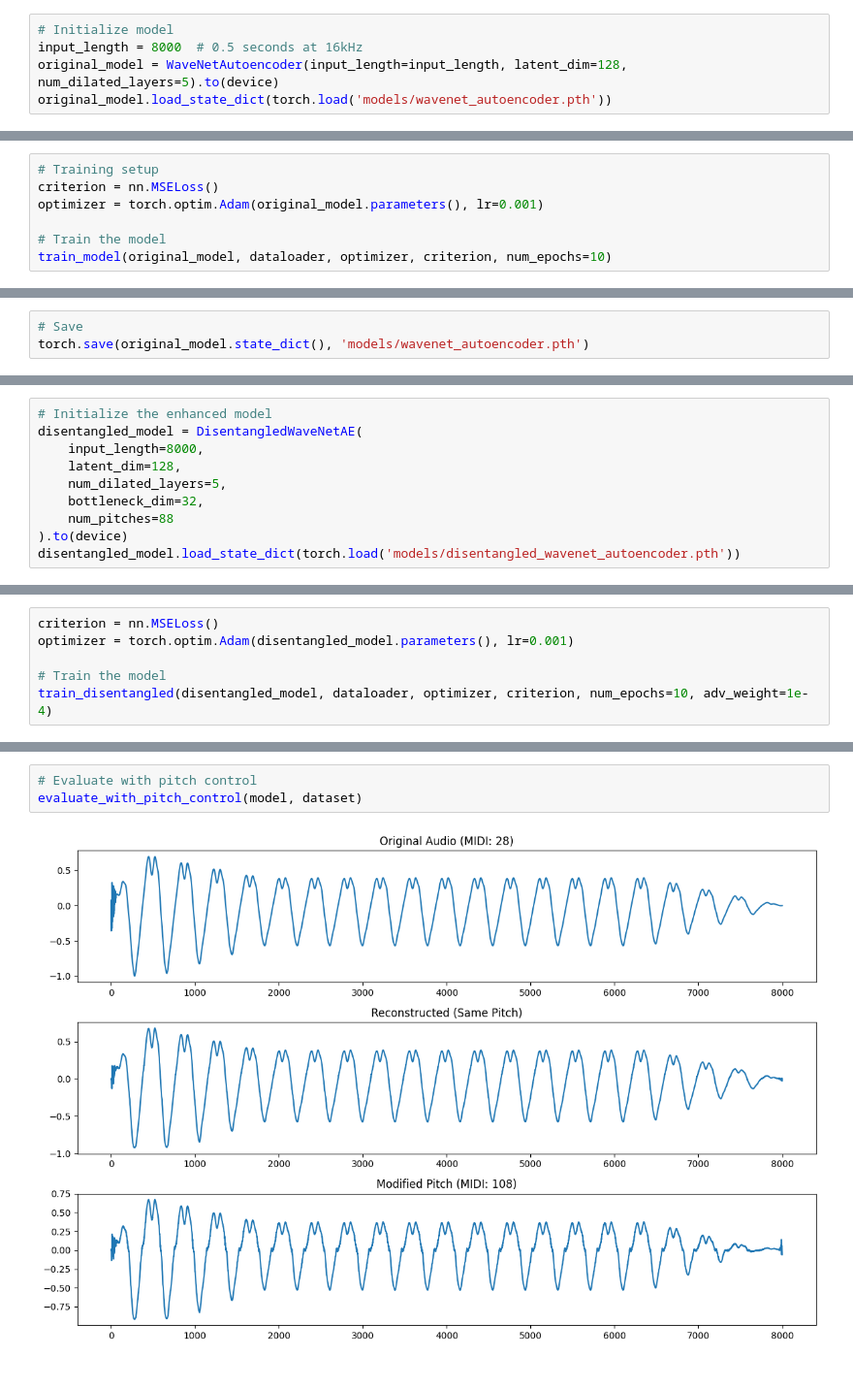
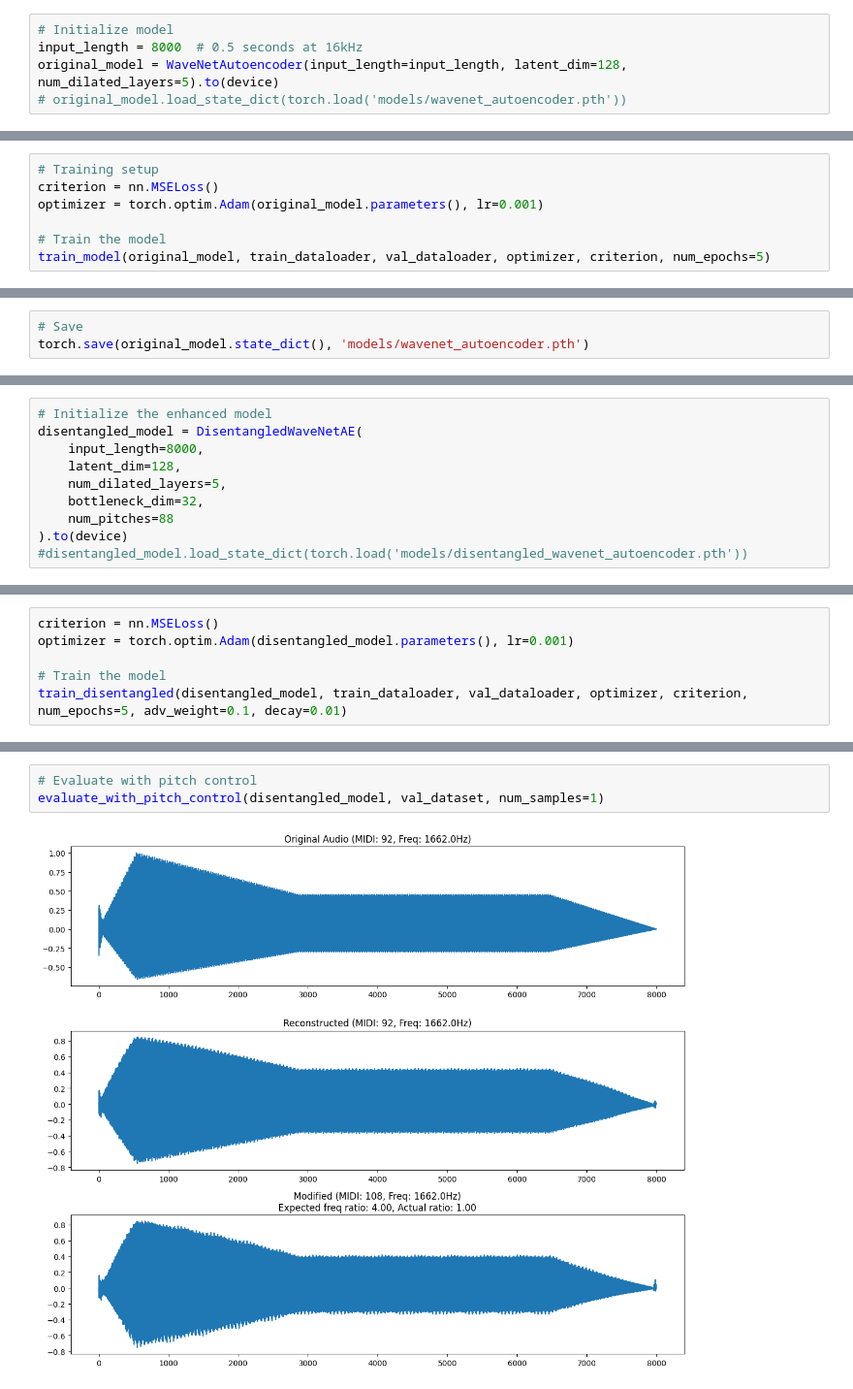
Before and after one commit to Juju85194/Audio_Processing_Project, a Jupyter notebook: demo.ipynb, the cells around one changed output, grey strips where cells are left out. Shown at 97% size. Cells and saved outputs as stored; diff of their text form.

```diff
--- a/demo.ipynb
+++ b/demo.ipynb
@@ -43,4 +46,4 @@ Generated note with MIDI pitch: 29
 # Initialize model
 input_length = 8000  # 0.5 seconds at 16kHz
 original_model = WaveNetAutoencoder(input_length=input_length, latent_dim=128, num_dilated_layers=5).to(device)
-original_model.load_state_dict(torch.load('models/wavenet_autoencoder.pth'))
+# original_model.load_state_dict(torch.load('models/wavenet_autoencoder.pth'))
@@ -52,5 +53,5 @@ criterion = nn.MSELoss()
 optimizer = torch.optim.Adam(original_model.parameters(), lr=0.001)
 
 # Train the model
-train_model(original_model, dataloader, optimizer, criterion, num_epochs=10)
+train_model(original_model, train_dataloader, val_dataloader, optimizer, criterion, num_epochs=5)
 # %% [output]
@@ -84,4 +82,4 @@ disentangled_model = DisentangledWaveNetAE(
     bottleneck_dim=32,
     num_pitches=88
 ).to(device)
-disentangled_model.load_state_dict(torch.load('models/disentangled_wavenet_autoencoder.pth'))
+#disentangled_model.load_state_dict(torch.load('models/disentangled_wavenet_autoencoder.pth'))
@@ -92,6 +88,6 @@ criterion = nn.MSELoss()
 optimizer = torch.optim.Adam(disentangled_model.parameters(), lr=0.001)
 
 # Train the model
-train_disentangled(disentangled_model, dataloader, optimizer, criterion, num_epochs=10, adv_weight=1e-4)
+train_disentangled(disentangled_model, train_dataloader, val_dataloader, optimizer, criterion, num_epochs=5, adv_weight=0.1, decay=0.01)
 # %% [output]
 Epoch 1 Summary:
@@ -139,8 +115,8 @@ torch.save(model.state_dict(), 'models/disentangled_wavenet_autoencoder.pth')
 # %%
 # Evaluate with pitch control
-evaluate_with_pitch_control(model, dataset)
+evaluate_with_pitch_control(disentangled_model, val_dataset, num_samples=1)
 # %% [output]
-[figure, old version]
+[figure, new version]
 Original:
 [interactive output not drawn]
 Reconstructed (same pitch):
```
Also changed, not shown: parts of 10 cells of this notebook, 3 other files.
